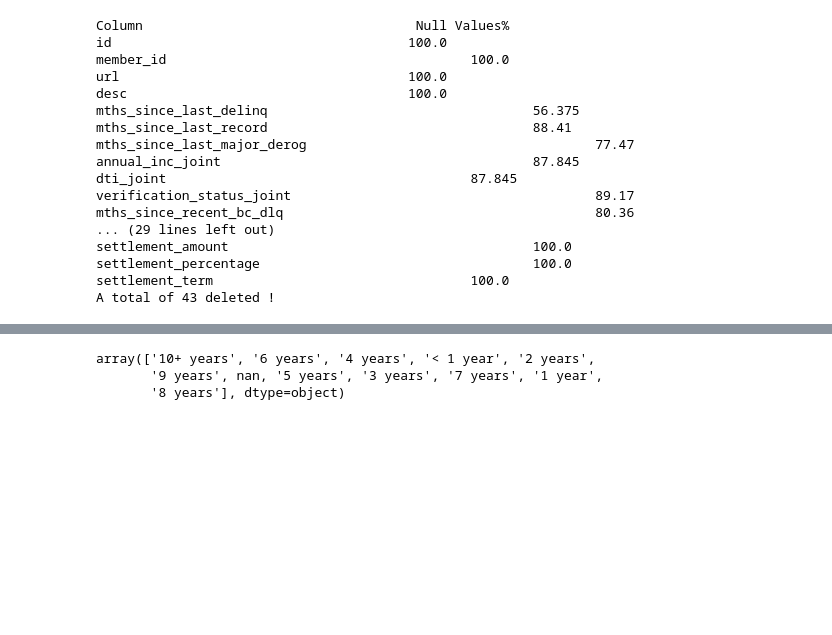
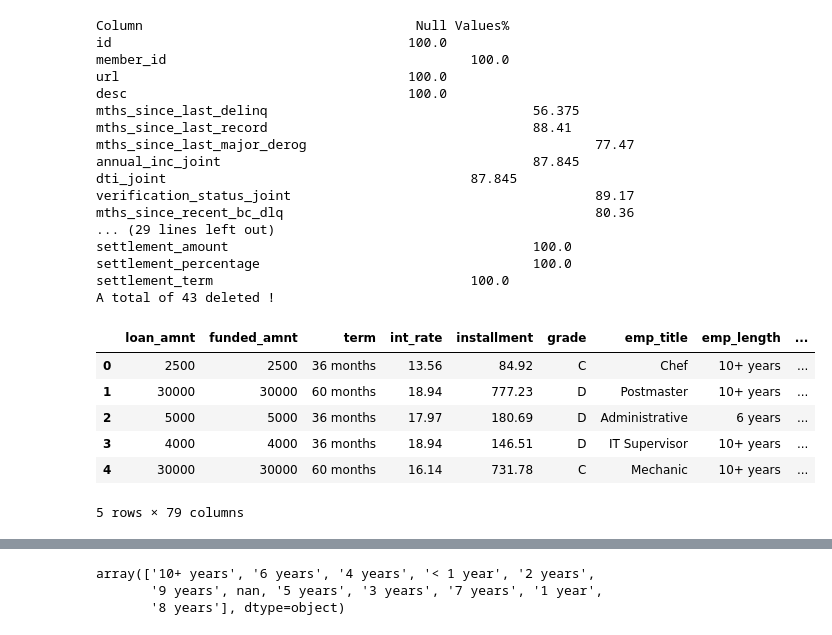
Before and after one commit to PrasadWilagama/Data_Cleaning, a Jupyter notebook: Data_Cleaning.ipynb, the cells around one changed output, grey strips where cells are left out. Saved outputs shown, nothing was run; the diff lists cells and outputs as text; code cells hidden in the pictures; blank space fills up the shorter version.

```diff
--- a/Data_Cleaning.ipynb
+++ b/Data_Cleaning.ipynb
@@ -81,4 +87,14 @@ settlement_amount                                       100.0
 settlement_percentage                                   100.0
 settlement_term                                 100.0
 A total of 43 deleted !
+# %%
+raw_data.head()
+# %% [output]
+|  | loan_amnt | funded_amnt | term | int_rate | installment | grade | emp_title | emp_length | ... |
+| 0 | 2500 | 2500 | 36 months | 13.56 | 84.92 | C | Chef | 10+ years | ... |
+| 1 | 30000 | 30000 | 60 months | 18.94 | 777.23 | D | Postmaster | 10+ years | ... |
+| 2 | 5000 | 5000 | 36 months | 17.97 | 180.69 | D | Administrative | 6 years | ... |
+| 3 | 4000 | 4000 | 36 months | 18.94 | 146.51 | D | IT Supervisor | 10+ years | ... |
+| 4 | 30000 | 30000 | 60 months | 16.14 | 731.78 | C | Mechanic | 10+ years | ... |
+5 rows × 79 columns
 # %%
```
Also changed, not shown: parts of 13 cells of this notebook.
